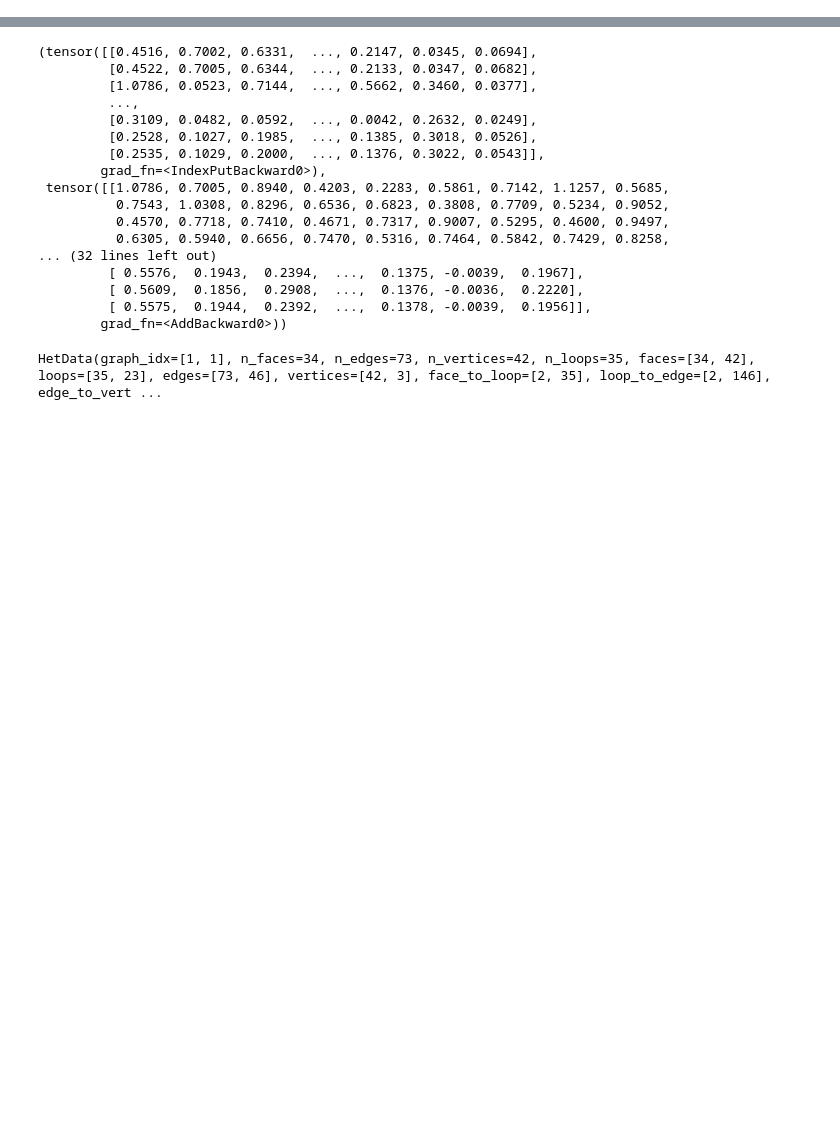
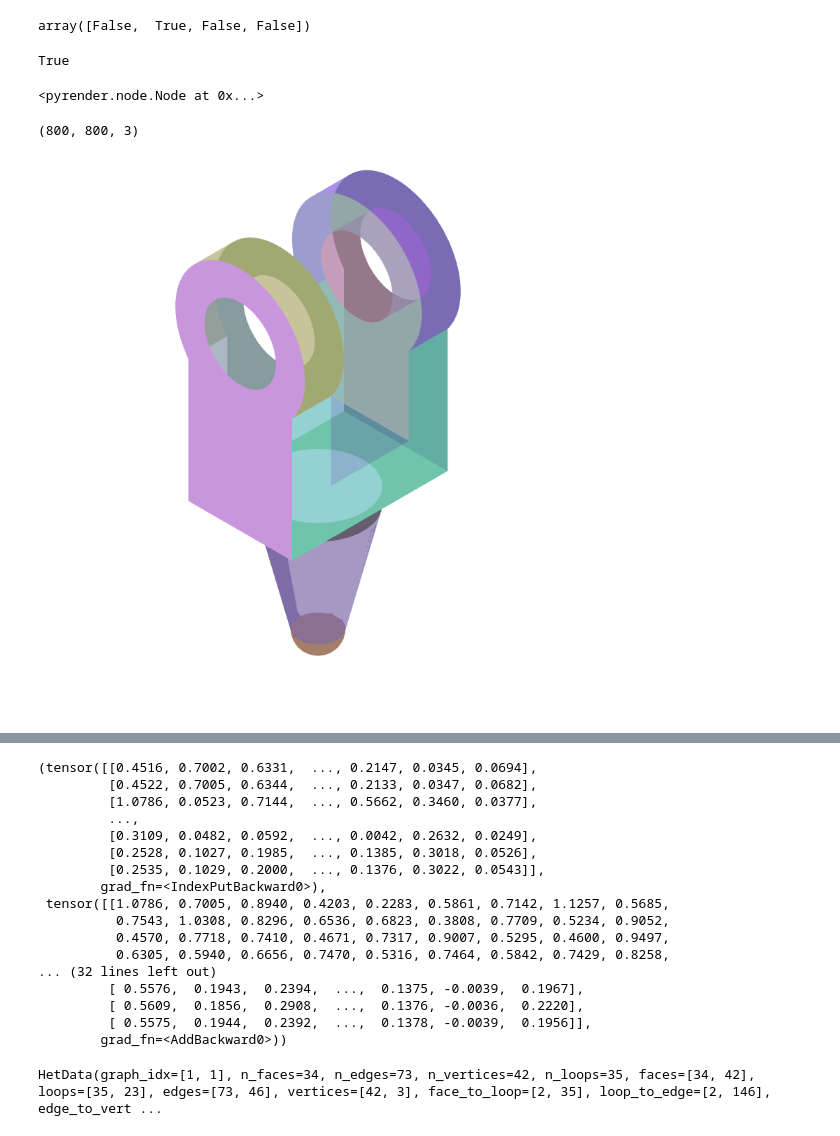
Before and after one commit to deGravity/automatetest, a Jupyter notebook: transfer_learning/scratch.ipynb, the cells around one changed output, grey strips where cells are left out. Saved outputs shown, nothing was run; the diff lists cells and outputs as text; code cells hidden in the pictures; blank space fills up the shorter version.

```diff
--- a/transfer_learning/scratch.ipynb
+++ b/transfer_learning/scratch.ipynb
@@ -13,0 +150,26 @@ import numpy as np
+# %%
+(np.arange(12).reshape((-1,3)) == np.array([3,4,5])).all(axis=1)
+# %% [output]
+array([False,  True, False, False])
+# %%
+t_colors = np.stack([np.array([255,0,0,145]).astype(int)]*len(F_id))
+t_colors[:,:3] = pallet(F_id)
+# %%
+edge_mesh = pyrender.Mesh.from_trimesh(
+        trimesh.Trimesh(
+            vertices=V,
+            faces=F,
+            face_colors=t_colors),
+        smooth=False)
+# %%
+all(t_colors[:,3] == 145)
+# %% [output]
+True
+# %%
+camera = pyrender.OrthographicCamera(xmag=ds.camera['test_zooms'][7],ymag=ds.camera['test_zooms'][7])
+# %%
+    scene = pyrender.Scene(ambient_light=[1.0,1.0,1.0], bg_color=[1.0,1.0,1.0,0.0])
+    scene.add(edge_mesh, pose=np.eye(4))
+    scene.add(camera, pose=ds.camera['test_poses'][7])
+# %% [output]
+<pyrender.node.Node at 0x...>
@@ -13,0 +178,9 @@ import numpy as np
+# %%
+image.shape
+# %% [output]
+(800, 800, 3)
+# %%
+image,depth = renderer.render(scene, flags=(RenderFlags.FLAT|RenderFlags.SKIP_CULL_FACES))
+Image.fromarray(image.astype(np.uint8))
+# %% [output]
+[figure, added]
```
Also changed, not shown: parts of 39 cells of this notebook, 2 other files.
